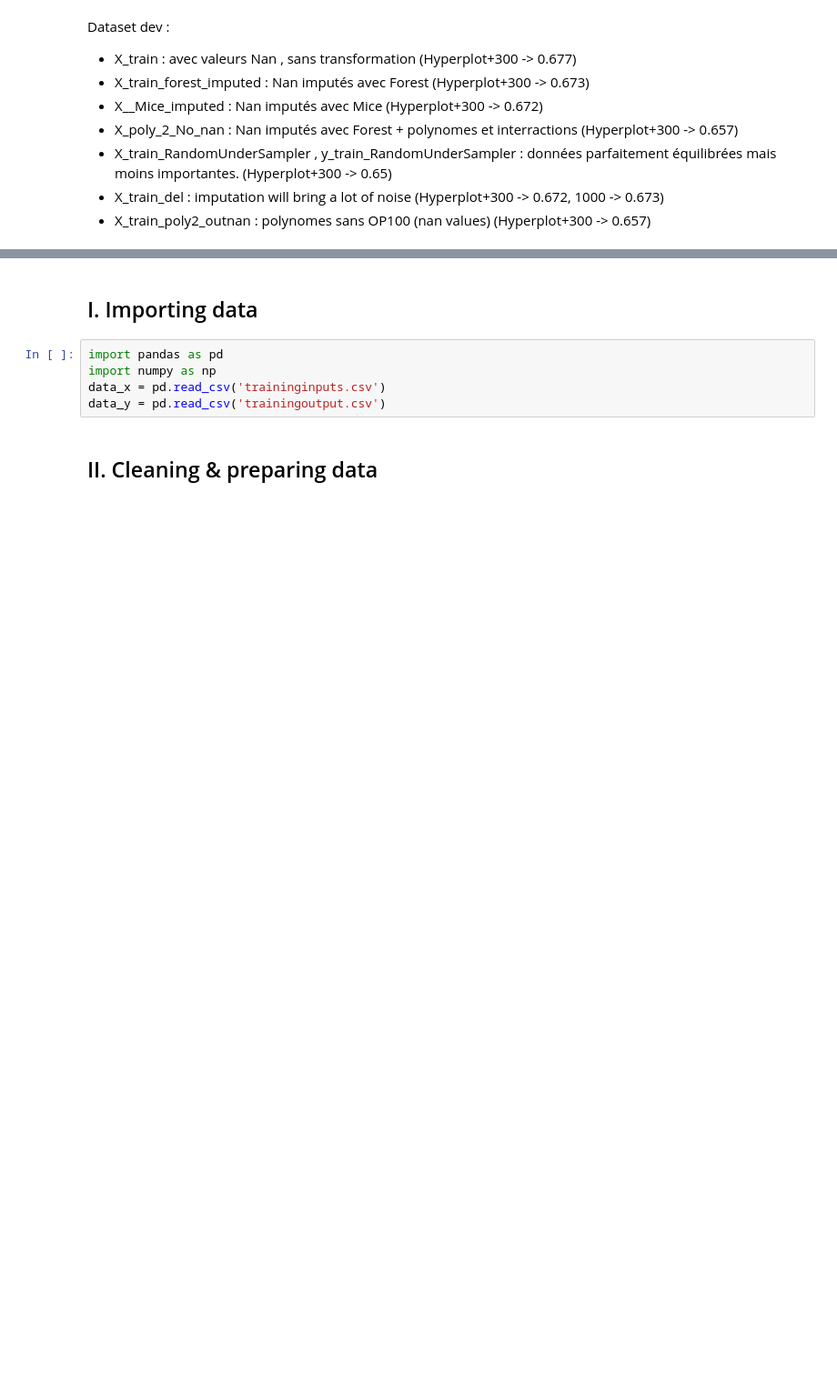
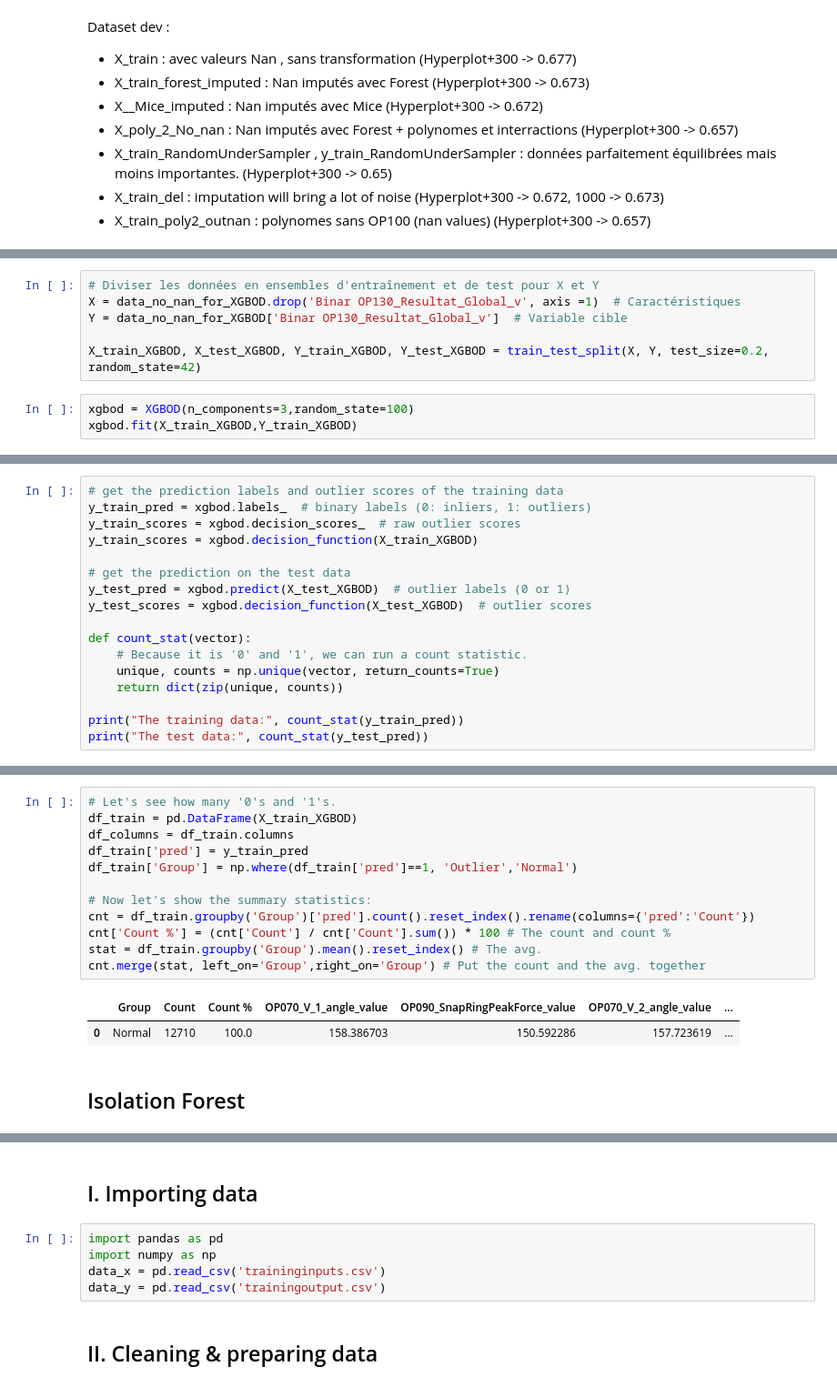
Before and after one commit to Bendrox/DS_Valeo_challenge, a Jupyter notebook: ValeoML.ipynb, the cells around one changed output, grey strips where cells are left out. Shown at 91% size. Drawn from its saved outputs; the diff is of its cells as text; blank space fills up the shorter version.

Commit message:
v6 outlier

```diff
--- a/ValeoML.ipynb
+++ b/ValeoML.ipynb
@@ -21,0 +36,9 @@ Dataset dev :
+# %%
+# Diviser les données en ensembles d'entraînement et de test pour X et Y
+X = data_no_nan_for_XGBOD.drop('Binar OP130_Resultat_Global_v', axis =1)  # Caractéristiques
+Y = data_no_nan_for_XGBOD['Binar OP130_Resultat_Global_v']  # Variable cible
+
+X_train_XGBOD, X_test_XGBOD, Y_train_XGBOD, Y_test_XGBOD = train_test_split(X, Y, test_size=0.2, random_state=42)
+# %%
+xgbod = XGBOD(n_components=3,random_state=100)
+xgbod.fit(X_train_XGBOD,Y_train_XGBOD)
@@ -21,0 +60,17 @@ Dataset dev :
+# %%
+# get the prediction labels and outlier scores of the training data
+y_train_pred = xgbod.labels_  # binary labels (0: inliers, 1: outliers)
+y_train_scores = xgbod.decision_scores_  # raw outlier scores
+y_train_scores = xgbod.decision_function(X_train_XGBOD)
+
+# get the prediction on the test data
+y_test_pred = xgbod.predict(X_test_XGBOD)  # outlier labels (0 or 1)
+y_test_scores = xgbod.decision_function(X_test_XGBOD)  # outlier scores
+
+def count_stat(vector):
+    # Because it is '0' and '1', we can run a count statistic.
+    unique, counts = np.unique(vector, return_counts=True)
+    return dict(zip(unique, counts))
+
+print("The training data:", count_stat(y_train_pred))
+print("The test data:", count_stat(y_test_pred))
@@ -21,0 +88,17 @@ Dataset dev :
+# %%
+# Let's see how many '0's and '1's.
+df_train = pd.DataFrame(X_train_XGBOD)
+df_columns = df_train.columns
+df_train['pred'] = y_train_pred
+df_train['Group'] = np.where(df_train['pred']==1, 'Outlier','Normal')
+
+# Now let's show the summary statistics:
+cnt = df_train.groupby('Group')['pred'].count().reset_index().rename(columns={'pred':'Count'})
+cnt['Count %'] = (cnt['Count'] / cnt['Count'].sum()) * 100 # The count and count %
+stat = df_train.groupby('Group').mean().reset_index() # The avg.
+cnt.merge(stat, left_on='Group',right_on='Group') # Put the count and the avg. together
+# %% [output]
+|  | Group | Count | Count % | OP070_V_1_angle_value | OP090_SnapRingPeakForce_value | OP070_V_2_angle_value | ... |
+| 0 | Normal | 12710 | 100.0 | 158.386703 | 150.592286 | 157.723619 | ... |
+# %% [markdown]
+## Isolation Forest
```
Also changed, not shown: parts of 12 cells of this notebook.
